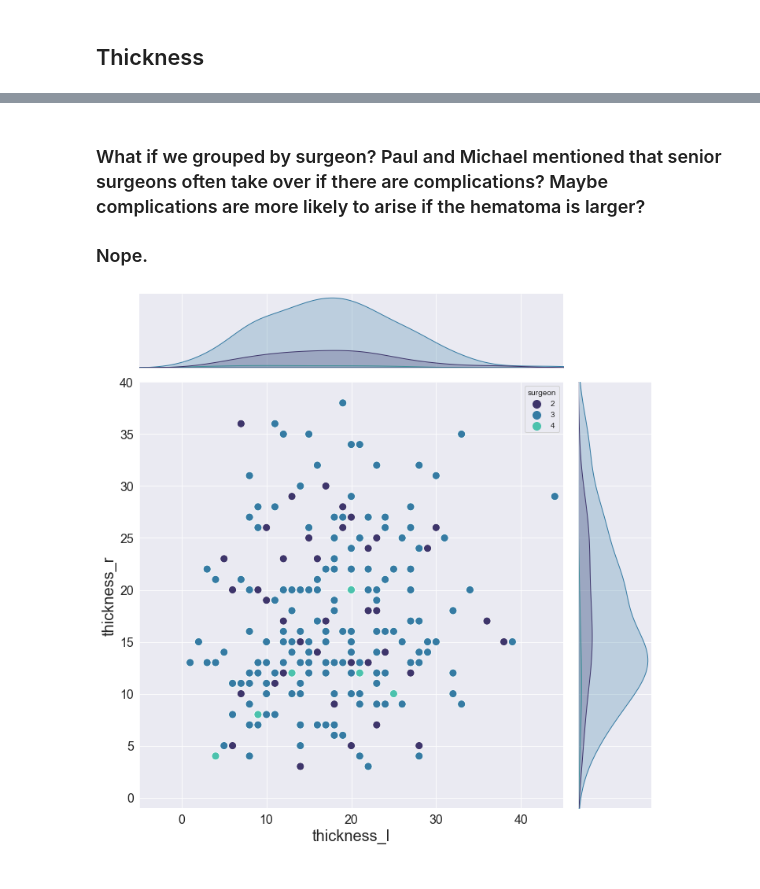
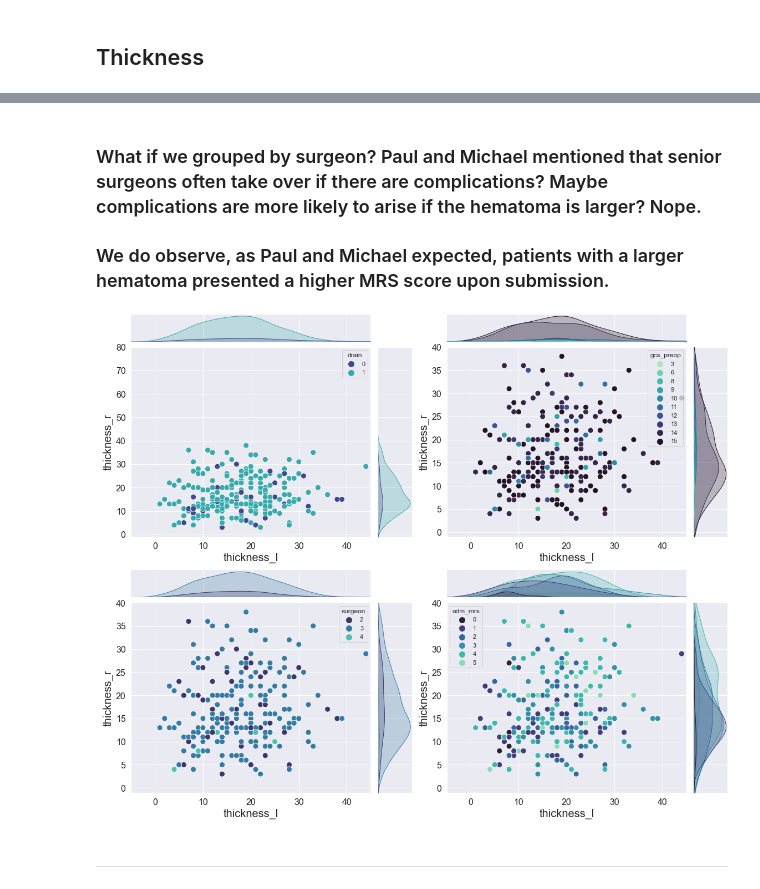
Before and after one commit to c-abbott/surviving-the-icu, a Jupyter notebook: notebooks/csdh_eda.ipynb, the cells around one changed output, grey strips where cells are left out. Cells and saved outputs as stored; diff of their text form; code cells hidden in the pictures.

```diff
--- a/notebooks/csdh_eda.ipynb
+++ b/notebooks/csdh_eda.ipynb
@@ -215,16 +356,59 @@ plt.show()
 # %% [markdown]
-### What if we grouped by surgeon? Paul and Michael mentioned that senior surgeons often take over if there are complications? Maybe complications are more likely to arise if the hematoma is larger?
+### What if we grouped by surgeon? Paul and Michael mentioned that senior surgeons often take over if there are complications? Maybe complications are more likely to arise if the hematoma is larger? Nope.
 
-### Nope.
+### We do observe, as Paul and Michael expected, patients with a larger hematoma presented a higher MRS score upon submission.
-# %%
-ax = sns.jointplot(data=csdh_thick,
-                   x="thickness_l",
-                   y="thickness_r",
-                   hue="surgeon",
-                   ax=ax,
-                   xlim=(-5,45),
-                   ylim=(-1, 40),
-                   height=10, palette=sns.color_palette("mako", 3))
-plt.show()
-# %% [output]
-[figure, removed]
+# %%
+g0 = sns.jointplot(data=csdh_thick,
+                   x="thickness_l",
+                   y="thickness_r",
+                   hue="drain",
+                   xlim=(-5,45),
+                   ylim=(-1, 80),
+                   height=10, palette=sns.color_palette("mako", 2))
+
+csdh_thick = csdh[(csdh['thickness_l'] != 0) & (csdh['thickness_r'] != 0)]
+
+g1 = sns.jointplot(data=csdh_thick,
+                   x="thickness_l",
+                   y="thickness_r",
+                   hue="gcs_preop",
+                   xlim=(-5,45),
+                   ylim=(-1, 40),
+                   height=10, palette=sns.color_palette("mako", 10)[::-1])
+
+g2 =  sns.jointplot(data=csdh_thick,
+                   x="thickness_l",
+                   y="thickness_r",
+                   hue="surgeon",
+                   xlim=(-5,45),
+                   ylim=(-1, 40),
+                   height=10, palette=sns.color_palette("mako", 3))
+
+g3 =  sns.jointplot(data=csdh_thick,
+                   x="thickness_l",
+                   y="thickness_r",
+                   hue="adm_mrs",
+                   xlim=(-5,45),
+                   ylim=(-1, 40),
+                   height=10, palette=sns.color_palette("mako", len(csdh['adm_mrs'].unique())))
+
+# g3 = sns.lmplot(data=csdh_dag,
+#                 x="age",
+#                 y="thickness_cleaned",
+#                 hue='drain',
+#                 palette=sns.color_palette("mako", 2)
+#                )
+
+fig = plt.figure(figsize=(16,13))
+gs = gridspec.GridSpec(2, 2)
+
+mg0 = SeabornFig2Grid(g0, fig, gs[0])
+mg1 = SeabornFig2Grid(g1, fig, gs[1])
+mg2 = SeabornFig2Grid(g2, fig, gs[2])
+mg3 = SeabornFig2Grid(g3, fig, gs[3])
+
+gs.tight_layout(fig)
+# %% [output]
+[figure, added]
+# %% [markdown]
+---
```
Also changed, not shown: parts of 17 cells of this notebook.
